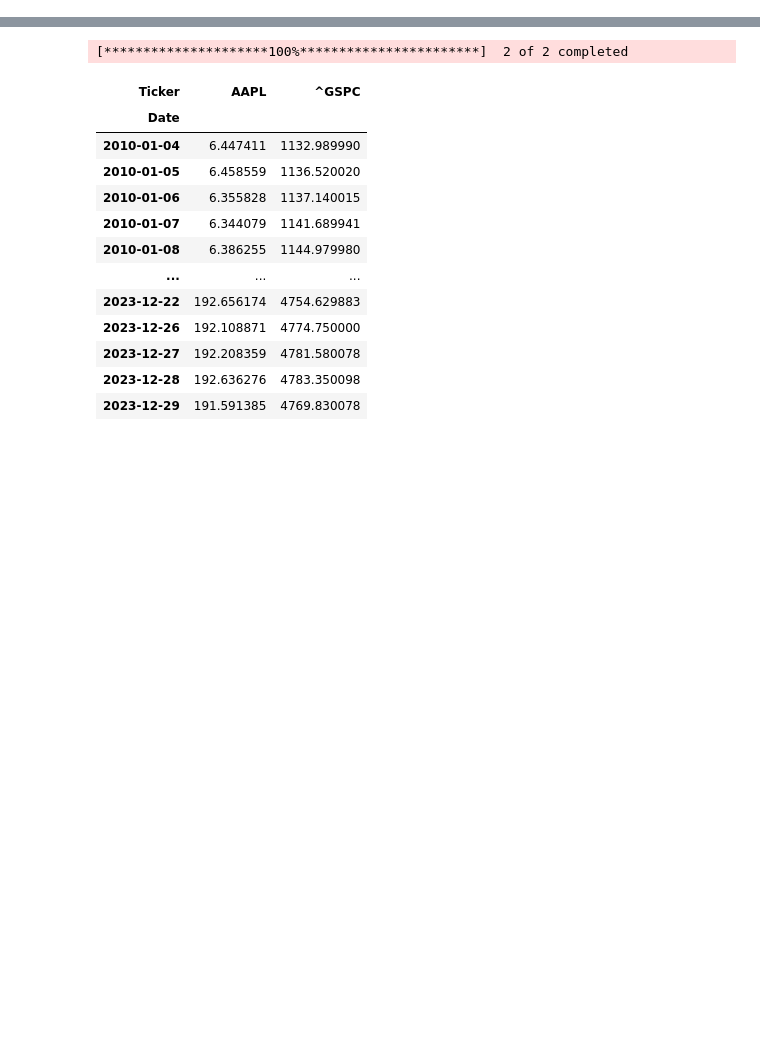
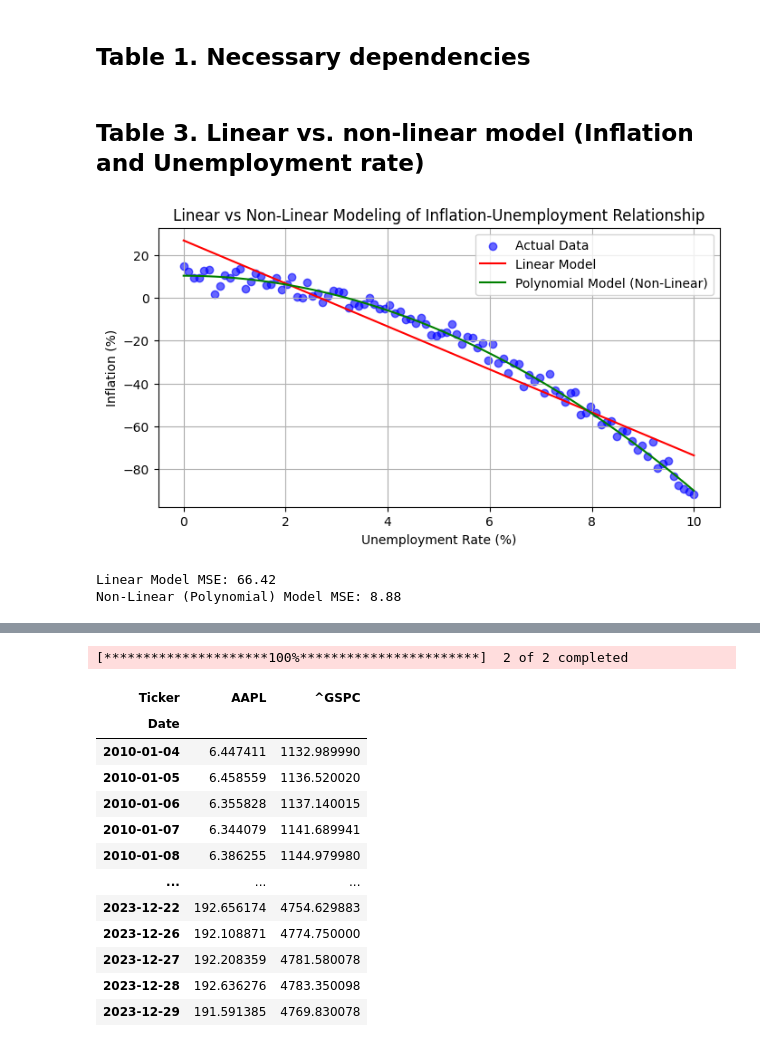
Before and after one commit to saritmaitra/Nonlinear-Modeling, a Jupyter notebook: Chapter1_Filter.ipynb, the cells around one changed output, grey strips where cells are left out. Cells and saved outputs as stored; diff of their text form; code cells hidden in the pictures; blank space fills up the shorter version.

```diff
--- a/Chapter1_Filter.ipynb
+++ b/Chapter1_Filter.ipynb
@@ -1,3 +1,5 @@
+# %% [markdown]
+## **Table 1. Necessary dependencies**
 # %%
 import pandas as pd
 import numpy as np
@@ -28,3 +30,46 @@ from sklearn.metrics import mean_squared_error
 from pykalman import KalmanFilter, UnscentedKalmanFilter
 from tabulate import tabulate
 from matplotlib.patches import Ellipse
+# %% [markdown]
+## **Table 3. Linear vs. non-linear model (Inflation and Unemployment rate)**
+# %%
+# Simulate non-linear data
+np.random.seed(2024)
+unemployment = np.linspace(0, 10, 100)
+#  Introducing non-linearity: Inflation = 10 - (unemployment^2) + noise
+inflation = 10 - (unemployment**2) + np.random.normal(scale=3, size=100)
+
+# Reshape for model fitting
+X = unemployment.reshape(-1, 1)
+y = inflation
+
+# Fit Linear Model
+linear_model = LinearRegression()
+linear_model.fit(X, y)
+linear_predictions = linear_model.predict(X)
+
+# Fit Non-Linear Polynomial model
+poly_model = make_pipeline(PolynomialFeatures(degree = 2), LinearRegression())
+poly_model.fit(X, y)
+poly_predictions = poly_model.predict(X)
+
+plt.figure(figsize = (8, 4))
+plt.scatter(unemployment, inflation, label="Actual Data", color = "blue", alpha = 0.6)
+plt.plot(unemployment, linear_predictions, label="Linear Model", color="red")
+plt.plot(unemployment, poly_predictions, label="Polynomial Model (Non-Linear)", color = "green")
+plt.xlabel("Unemployment Rate (%)")
+plt.ylabel("Inflation (%)")
+plt.title("Linear vs Non-Linear Modeling of Inflation-Unemployment Relationship")
+plt.legend()
+plt.grid()
+plt.show()
+
+# Errors comparison
+linear_mse = mean_squared_error(y, linear_predictions)
+poly_mse = mean_squared_error(y, poly_predictions)
+print(f"Linear Model MSE: {linear_mse:.2f}")
+print(f"Non-Linear (Polynomial) Model MSE: {poly_mse:.2f}")
+# %% [output]
+[figure, added]
+Linear Model MSE: 66.42
+Non-Linear (Polynomial) Model MSE: 8.88
```
Also changed, not shown: parts of 26 cells of this notebook.
